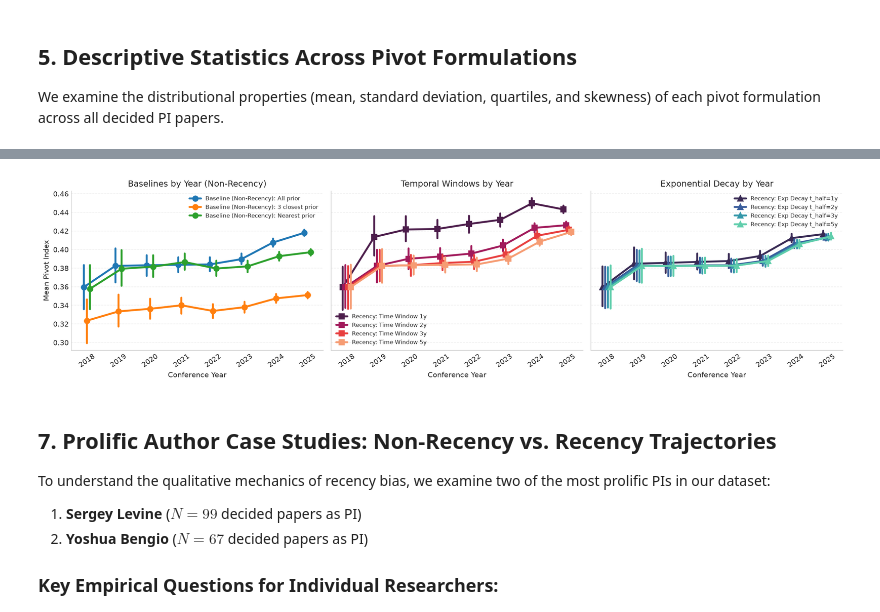
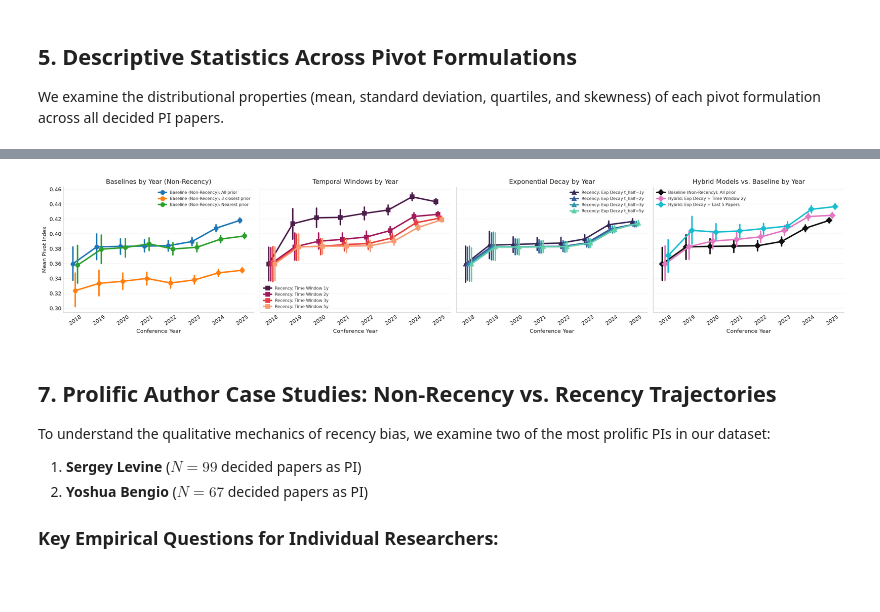
Before and after one commit to angellicodigo/COS424_Project, a Jupyter notebook: pivot_index_recency_bias.ipynb, the cells around one changed output, grey strips where cells are left out. Drawn from its saved outputs; the diff is of its cells as text; code cells hidden in the pictures; blank space fills up the shorter version.

```diff
--- a/pivot_index_recency_bias.ipynb
+++ b/pivot_index_recency_bias.ipynb
@@ -386,6 +404,10 @@ methodLabels = {
     "pivot_last_2": "Recency: Count Window Last 2",
     "pivot_last_3": "Recency: Count Window Last 3",
     "pivot_last_5": "Recency: Count Window Last 5",
+    "pivot_exp_win_2y": "Hybrid: Exp Decay + Time Window 2y",
+    "pivot_exp_win_3y": "Hybrid: Exp Decay + Time Window 3y",
+    "pivot_exp_cnt_3": "Hybrid: Exp Decay + Last 3 Papers",
+    "pivot_exp_cnt_5": "Hybrid: Exp Decay + Last 5 Papers",
 }
 
 stats_list = []
@@ -476,35 +513,43 @@ Notice that:
 # %%
-fig, axes = plt.subplots(1, 3, figsize=(16, 4.2), sharey=True)
+fig, axes = plt.subplots(1, 4, figsize=(21, 4.3), sharey=True)
 
 # 1. Baselines vs Year
 base_melt = decided.melt(id_vars="year", value_vars=["pivot_all", "pivot_k3", "pivot_nn"], var_name="metric", value_name="value")
 base_melt["metric"] = base_melt["metric"].map(methodLabels)
 sns.pointplot(data=base_melt, x="year", y="value", hue="metric", palette=["#1f77b4", "#ff7f0e", "#2ca02c"], dodge=0.2, ax=axes[0], markers="o")
 axes[0].set(title="Baselines by Year (Non-Recency)", xlabel="Conference Year", ylabel="Mean Pivot Index")
-axes[0].legend(fontsize=8, frameon=False)
+axes[0].legend(fontsize=7.5, frameon=False)
 axes[0].tick_params(axis="x", rotation=35)
 
 # 2. Time Windows vs Year
 win_melt = decided.melt(id_vars="year", value_vars=["pivot_win_1y", "pivot_win_2y", "pivot_win_3y", "pivot_win_5y"], var_name="metric", value_name="value")
 win_melt["metric"] = win_melt["metric"].map(methodLabels)
 sns.pointplot(data=win_melt, x="year", y="value", hue="metric", palette="rocket", dodge=0.25, ax=axes[1], markers="s")
 axes[1].set(title="Temporal Windows by Year", xlabel="Conference Year", ylabel="Mean Pivot Index")
-axes[1].legend(fontsize=8, frameon=False)
+axes[1].legend(fontsize=7.5, frameon=False)
 axes[1].tick_params(axis="x", rotation=35)
 
 # 3. Exponential Decay vs Year
 exp_melt = decided.melt(id_vars="year", value_vars=["pivot_exp_hl1y", "pivot_exp_hl2y", "pivot_exp_hl3y", "pivot_exp_hl5y"], var_name="metric", value_name="value")
 exp_melt["metric"] = exp_melt["metric"].map(methodLabels)
 sns.pointplot(data=exp_melt, x="year", y="value", hue="metric", palette="mako", dodge=0.25, ax=axes[2], markers="^")
 axes[2].set(title="Exponential Decay by Year", xlabel="Conference Year", ylabel="Mean Pivot Index")
-axes[2].legend(fontsize=8, frameon=False)
+axes[2].legend(fontsize=7.5, frameon=False)
 axes[2].tick_params(axis="x", rotation=35)
+
+# 4. Hybrid Models vs Year
+hyb_melt = decided.melt(id_vars="year", value_vars=["pivot_all", "pivot_exp_win_2y", "pivot_exp_cnt_5"], var_name="metric", value_name="value")
+hyb_melt["metric"] = hyb_melt["metric"].map(methodLabels)
+sns.pointplot(data=hyb_melt, x="year", y="value", hue="metric", palette=["#111111", "#e377c2", "#17becf"], dodge=0.25, ax=axes[3], markers="D")
+axes[3].set(title="Hybrid Models vs. Baseline by Year", xlabel="Conference Year", ylabel="Mean Pivot Index")
+axes[3].legend(fontsize=7.5, frameon=False)
+axes[3].tick_params(axis="x", rotation=35)
 
 sns.despine()
 plt.tight_layout()
 plt.show()
 # %% [output]
-[figure, old version]
+[figure, new version]
 # %% [markdown]
 ## 7. Prolific Author Case Studies: Non-Recency vs. Recency Trajectories
 
```
Also changed, not shown: parts of 30 cells of this notebook.
